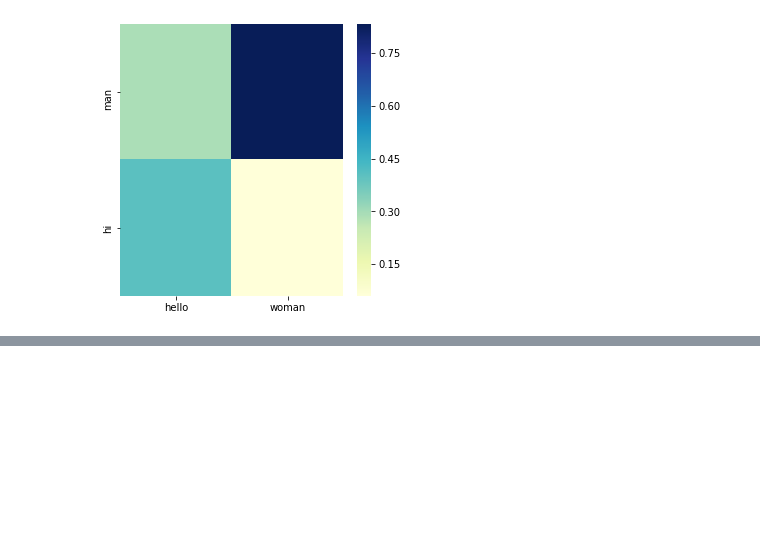
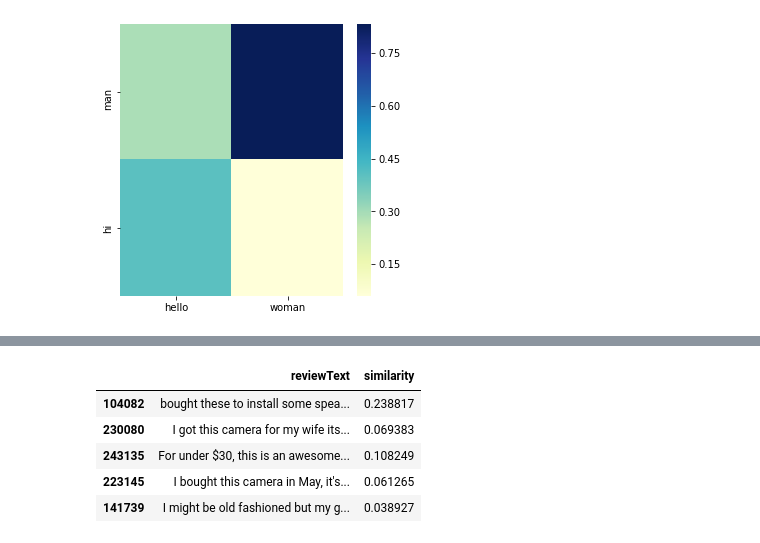
Before and after one commit to jordantoaster/machine-learning-blueprints, a Jupyter notebook: matching/text/text_matching_techniques.ipynb, the cells around one changed output, grey strips where cells are left out. Cells and saved outputs as stored; diff of their text form; code cells hidden in the pictures; blank space fills up the shorter version.

Commit message:
V1 compelte refereence for text comparison

```diff
--- a/matching/text/text_matching_techniques.ipynb
+++ b/matching/text/text_matching_techniques.ipynb
@@ -147,11 +173,27 @@ array([ 0.26688  ,  0.39632  ,  0.6169   , -0.77451  , -0.1039   ,
 import scipy
 
 def cosine_distance_wordembedding_method(s1, s2):
-    vector_1 = np.mean([model[word] for word in preprocess(s1)],axis=0)
-    vector_2 = np.mean([model[word] for word in preprocess(s2)],axis=0)
+    s1 = preprocess(s1)
+    s2 = preprocess(s2)
+
+    s1 = check_word_in_volcab(s1)
+    s2 = check_word_in_volcab(s2)
+
+    vector_1 = np.mean([model[word] for word in s1],axis=0)
+    vector_2 = np.mean([model[word] for word in s2],axis=0)
+
     cosine = scipy.spatial.distance.cosine(vector_1, vector_2)
-    print('Word Embedding method with a cosine distance asses that our two sentences are similar to',round((1-cosine)*100,2),'%')
+    print('Word Embedding method with a cosine distance assess that our two sentences are similar to',round((1-cosine)*100,2),'%')
     return cosine
 
+
+def check_word_in_volcab(sentence):
+    avaliable_words = []
+    for word in sentence:
+        if word in model:
+            avaliable_words.append(word)
+    return avaliable_words
+
+
 cosine_distance_wordembedding_method(ss1, ss2)
 # %% [output]
@@ -202,0 +239,4 @@ heat_map_matrix_between_two_sentences('hi, man','hello, woman')
+# %%
+# Get a target Review (The first) and N others (seqeuntial)
+input_text = df[:1]['reviewText'].values[0]
+df_s = df.sample(5)
@@ -202,0 +247,6 @@ heat_map_matrix_between_two_sentences('hi, man','hello, woman')
+# %%
+# Apply a function onto df_s returning the match scores as a new column
+def similarity_score(sentence_a, sentence_b):
+    return cosine_distance_wordembedding_method(sentence_a, sentence_b)
+
+df_s['similarity'] =  df_s.apply(lambda x: similarity_score(x.reviewText, input_text), axis=1)
@@ -202,0 +259,10 @@ heat_map_matrix_between_two_sentences('hi, man','hello, woman')
+# %%
+pd.set_option('display.max_colwidth', -1)  # or 199
+df_s.head(10)
+# %% [output]
+|  | reviewText | similarity |
+| 104082 | bought these to install some spea... | 0.238817 |
+| 230080 | I got this camera for my wife its... | 0.069383 |
+| 243135 | For under $30, this is an awesome... | 0.108249 |
+| 223145 | I bought this camera in May, it's... | 0.061265 |
+| 141739 | I might be old fashioned but my g... | 0.038927 |
```
Also changed, not shown: parts of 41 cells of this notebook, 1 other file.
